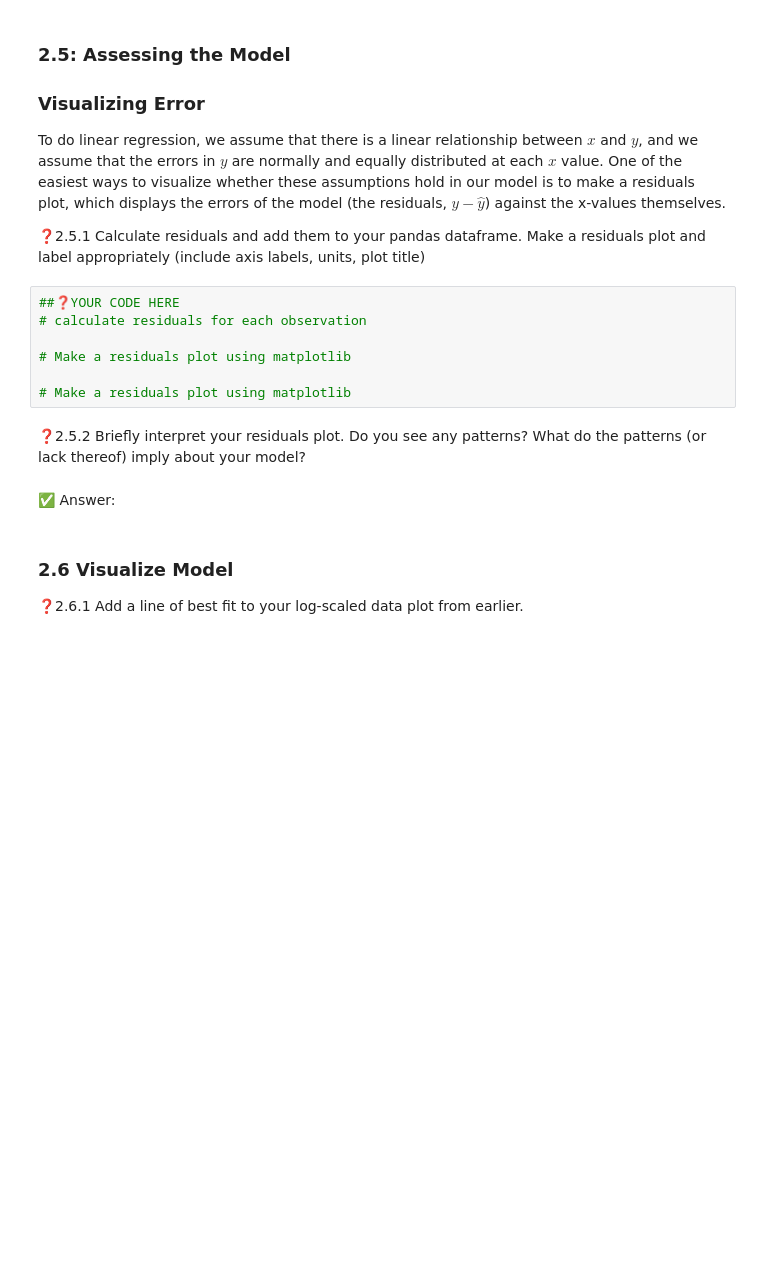
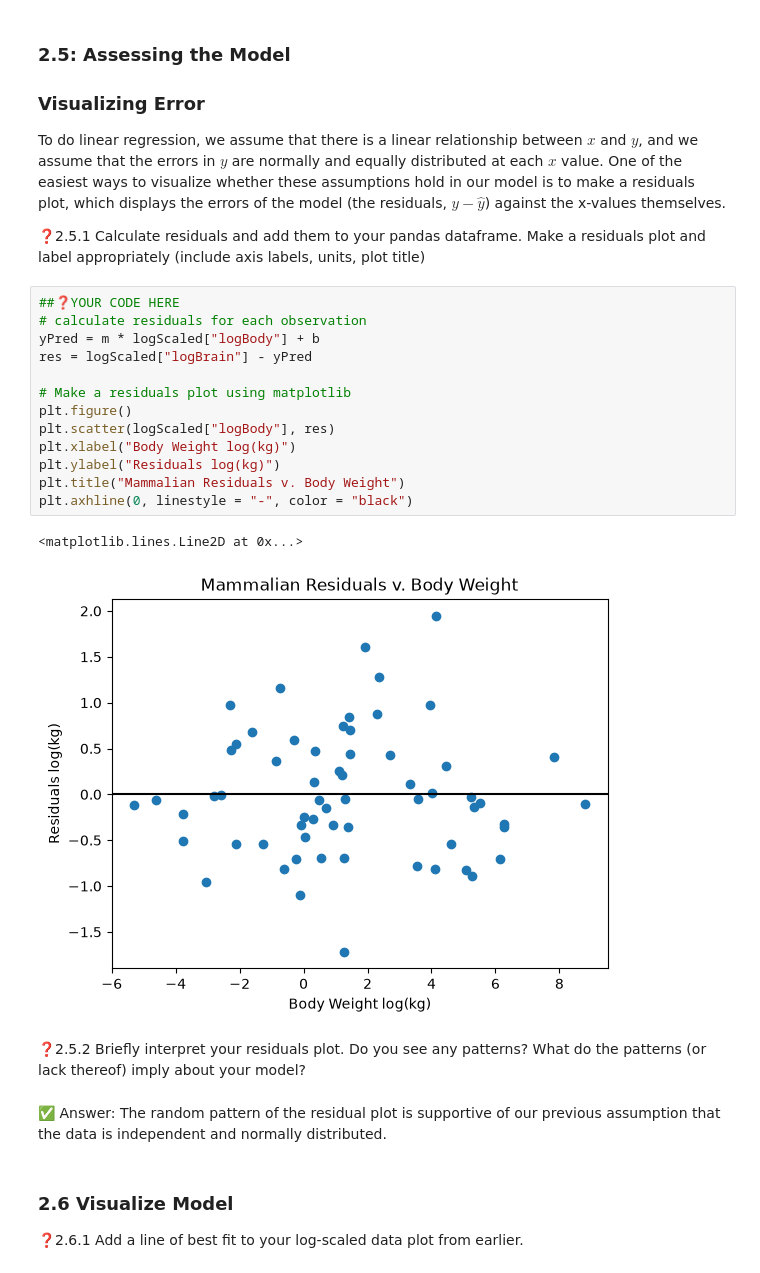
Before and after one commit to saanvees/BME-304, a Jupyter notebook: Lab_1/Lab01-02_lastname_firstname.ipynb, the cells around one changed output. Cells and saved outputs as stored; diff of their text form; blank space fills up the shorter version.

```diff
--- a/Lab_1/Lab01-02_lastname_firstname.ipynb
+++ b/Lab_1/Lab01-02_lastname_firstname.ipynb
@@ -171,17 +196,26 @@ Intercept:
 To do linear regression, we assume that there is a linear relationship between $x$ and $y$, and we assume that the errors in $y$ are normally and equally distributed at each $x$ value. One of the easiest ways to visualize whether these assumptions hold in our model is to make a residuals plot, which displays the errors of the model (the residuals, $y - \hat y$) against the x-values themselves.
 
 ❓2.5.1 Calculate residuals and add them to your pandas dataframe. Make a residuals plot and label appropriately (include axis labels, units, plot title)
-# %%
-##❓YOUR CODE HERE
-# calculate residuals for each observation
-
-# Make a residuals plot using matplotlib
-
-# Make a residuals plot using matplotlib
+# %%
+##❓YOUR CODE HERE
+# calculate residuals for each observation
+yPred = m * logScaled["logBody"] + b
+res = logScaled["logBrain"] - yPred
+
+# Make a residuals plot using matplotlib
+plt.figure()
+plt.scatter(logScaled["logBody"], res)
+plt.xlabel("Body Weight log(kg)")
+plt.ylabel("Residuals log(kg)")
+plt.title("Mammalian Residuals v. Body Weight")
+plt.axhline(0, linestyle = "-", color = "black")
+# %% [output]
+<matplotlib.lines.Line2D at 0x...>
+[figure, added]
 # %% [markdown]
 ❓2.5.2 Briefly interpret your residuals plot. Do you see any patterns? What do the patterns (or lack thereof) imply about your model?
-# %% [markdown]
-✅ Answer:
+# %% [markdown]
+✅ Answer: The random pattern of the residual plot is supportive of our previous assumption that the data is independent and normally distributed.
 # %% [markdown]
 ### 2.6 Visualize Model
 
```
Also changed, not shown: parts of 34 cells of this notebook.
